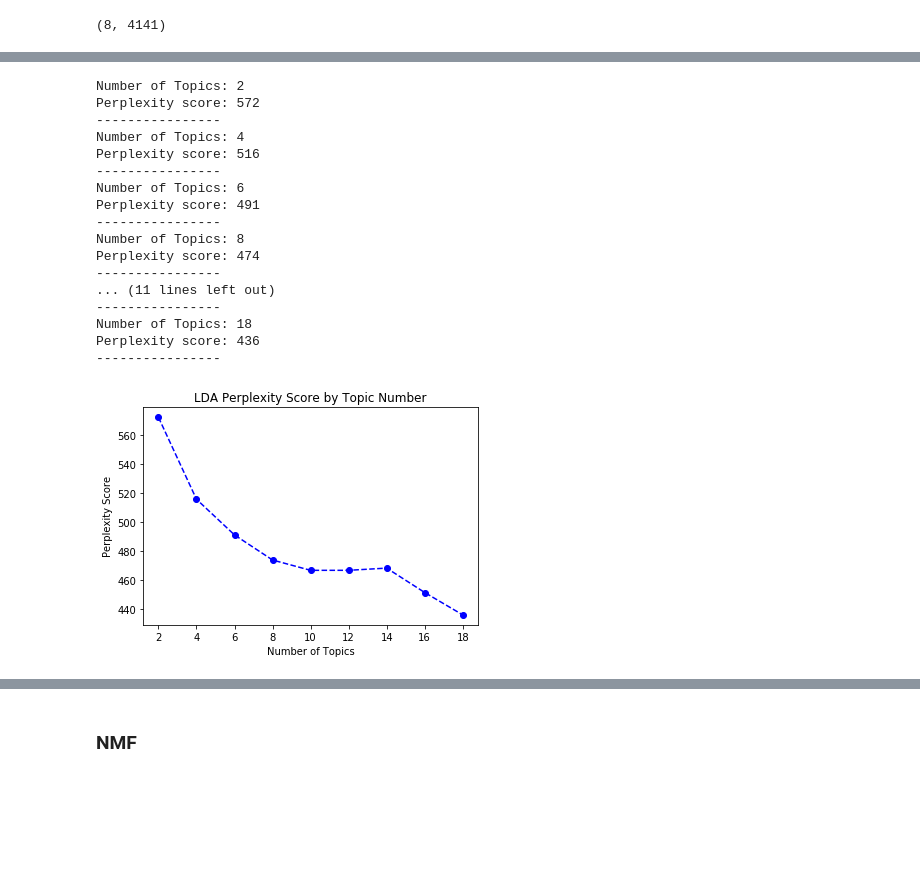
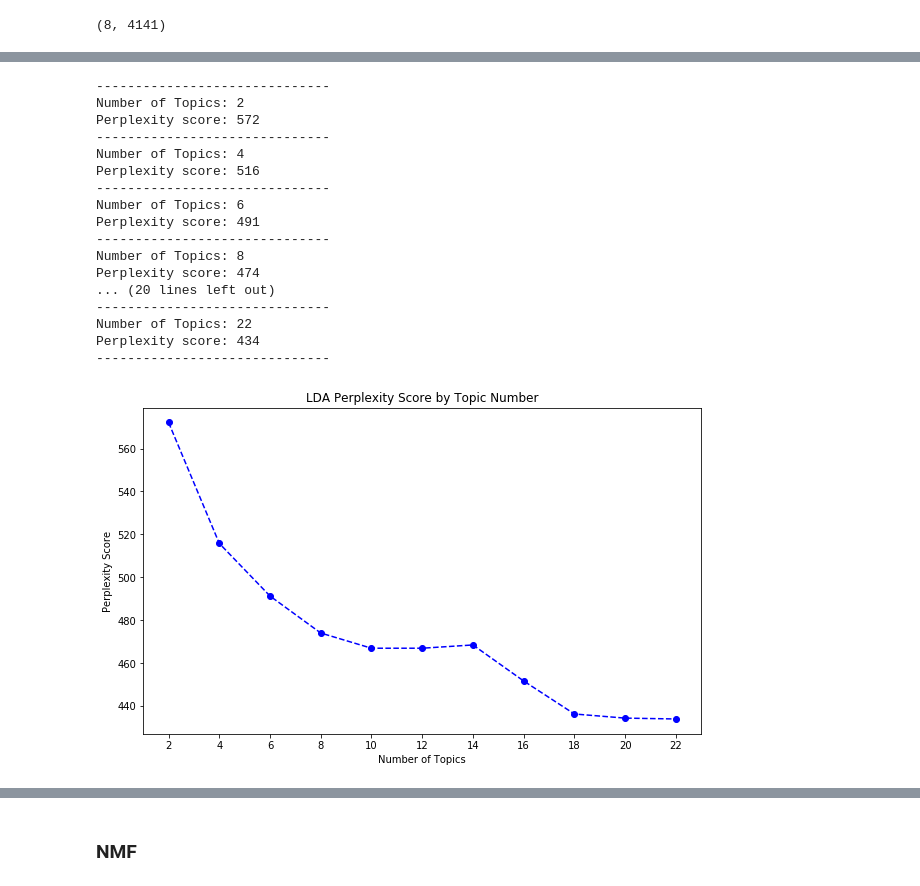
Before and after one commit to Data-Science-for-Conservation/WOTUS_Revision, a Jupyter notebook: WOTUS_analysis_2.ipynb, the cells around one changed output, grey strips where cells are left out. Drawn from its saved outputs; the diff is of its cells as text; code cells hidden in the pictures; blank space fills up the shorter version.

Commit message:
feat: update LDA for more topics

```diff
--- a/WOTUS_analysis_2.ipynb
+++ b/WOTUS_analysis_2.ipynb
@@ -305,0 +310,6 @@ show_topics(lda.components_, vocab, 10)
+# %%
+# List 18 topics
+lda_18 = LDA(n_components=18,
+             n_jobs=-1,
+             random_state=42)
+lda_18.fit(count_data)
@@ -307,7 +340,8 @@ show_topics(lda.components_, vocab, 10)
 # Compare perplexity scores for various number of topics
 p = []
 
-for n in range(2, 19, 2):
+print('-'*30)
+for n in range(2, 23, 2):
     mod = LDA(n_components=n,
               n_jobs=-1,
               random_state=42)
@@ -315,33 +349,37 @@ for n in range(2, 19, 2):
     p.append(mod.bound_)
     print('Number of Topics: {}'.format(n))
     print('Perplexity score: {0:,.0f}'.format(mod.bound_))
-    print('----------------')
+    print('-'*30)
 # %% [output]
+------------------------------
 Number of Topics: 2
 Perplexity score: 572
-----------------
+------------------------------
 Number of Topics: 4
 Perplexity score: 516
-----------------
+------------------------------
 Number of Topics: 6
 Perplexity score: 491
-----------------
+------------------------------
 Number of Topics: 8
 Perplexity score: 474
-----------------
-... (11 lines left out)
-----------------
-Number of Topics: 18
-Perplexity score: 436
-----------------
+... (20 lines left out)
+------------------------------
+Number of Topics: 22
+Perplexity score: 434
+------------------------------
 # %%
 # Plot the perplexity scores
-plt.plot(range(2, 19, 2), p, 'bo--');
+xtick = list(range(2, 23, 2))
+
+plt.figure(figsize=(10, 6));
+plt.xticks(xtick);
+plt.plot(xtick, p, 'bo--');
 plt.title('LDA Perplexity Score by Topic Number');
 plt.ylabel('Perplexity Score');
 plt.xlabel('Number of Topics');
 # %% [output]
-[figure, old version]
+[figure, new version]
 # %% [markdown]
 Per [Wikipedia's article on perplexity](https://en.wikipedia.org/wiki/Perplexity):
 
```
Also changed, not shown: parts of 6 cells of this notebook.
